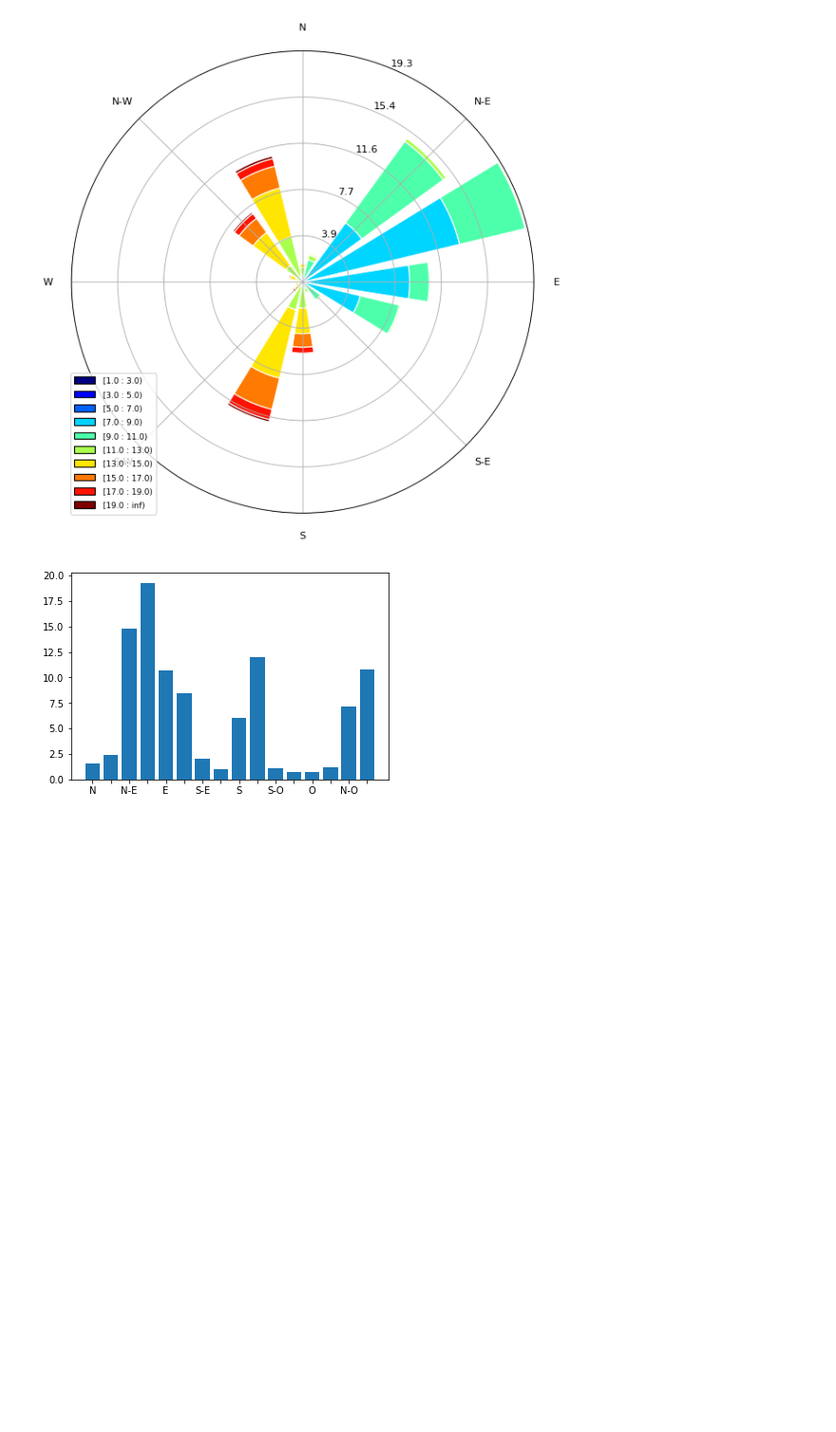
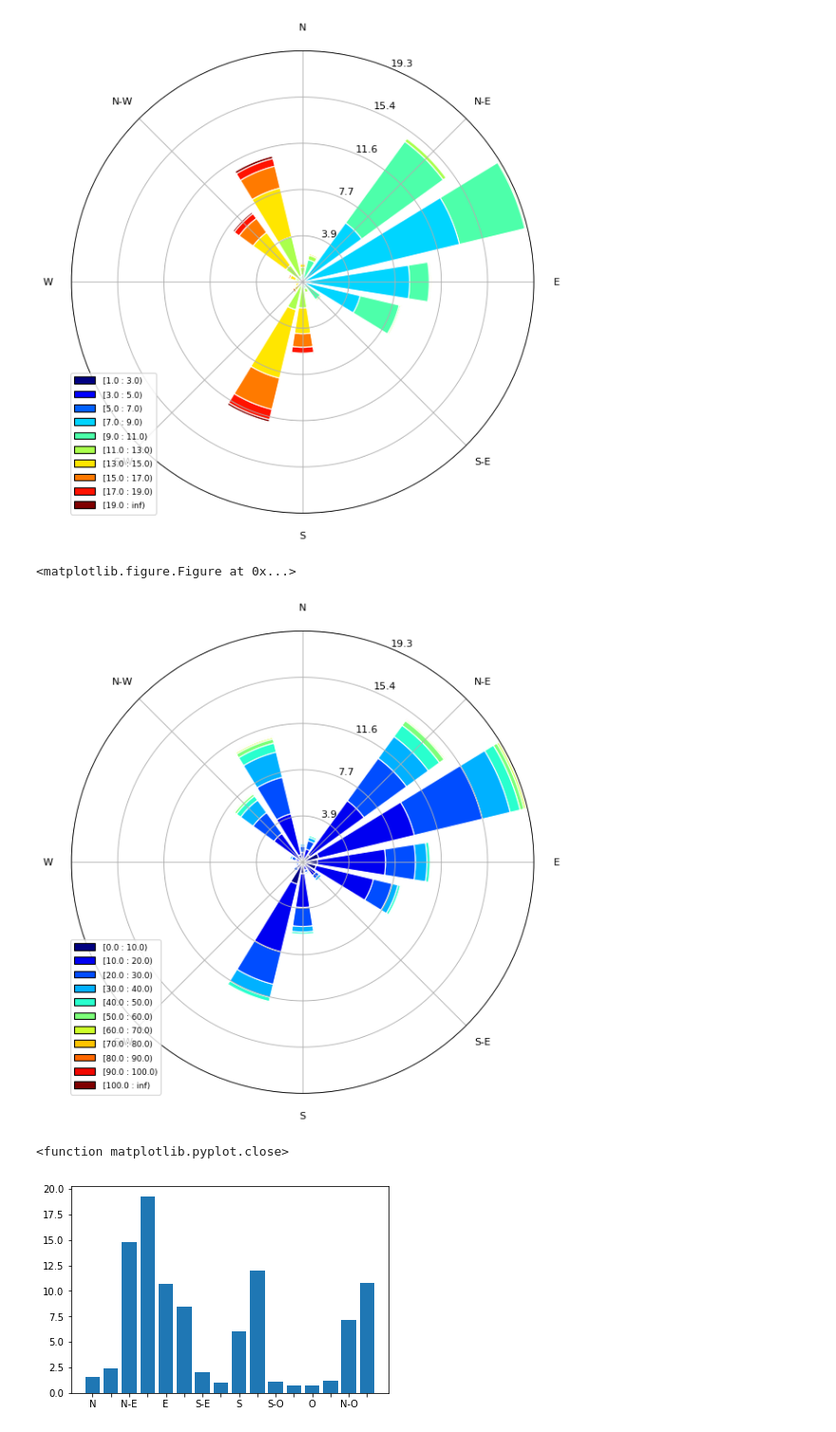
Before and after one commit to daniclaar/Kiritimati_Waves, a Jupyter notebook: Plot_Windrose.ipynb, the cells around one changed output. Shown at 95% size. Saved outputs shown, nothing was run; the diff lists cells and outputs as text; code cells hidden in the pictures; blank space fills up the shorter version.

```diff
--- a/Plot_Windrose.ipynb
+++ b/Plot_Windrose.ipynb
@@ -74,6 +74,35 @@ plt.close()
 # %% [output]
 <matplotlib.figure.Figure at 0x...>
 [figure]
+# %%
+# Plot the windrose for a rough estimation of wave power through the full time series (2005-2017)
+
+we = np.load("we_all.npy")
+dp2 = dp[157:]
+#print(dp2.size)
+#print(we.size)
+
+from windrose import WindroseAxes
+from matplotlib import pyplot as plt
+import matplotlib.cm as cm
+import numpy as np
+import pandas
+
+plt.figure(3)
+ax = WindroseAxes.from_ax() # can add rmax here
+ax.bar(dp2, we, normed=True, opening=0.8, edgecolor='white',bins=np.arange(0,105,10))
+ax.set_legend()
+
+plt.show()
+
+plt.close()
+# %% [output]
+<matplotlib.figure.Figure at 0x...>
+[figure, added]
+# %%
+plt.close
+# %% [output]
+<function matplotlib.pyplot.close>
 # %%
 # Make a bar plot of wave frequency from different directions
 
```
Also changed, not shown: 11 other files.
